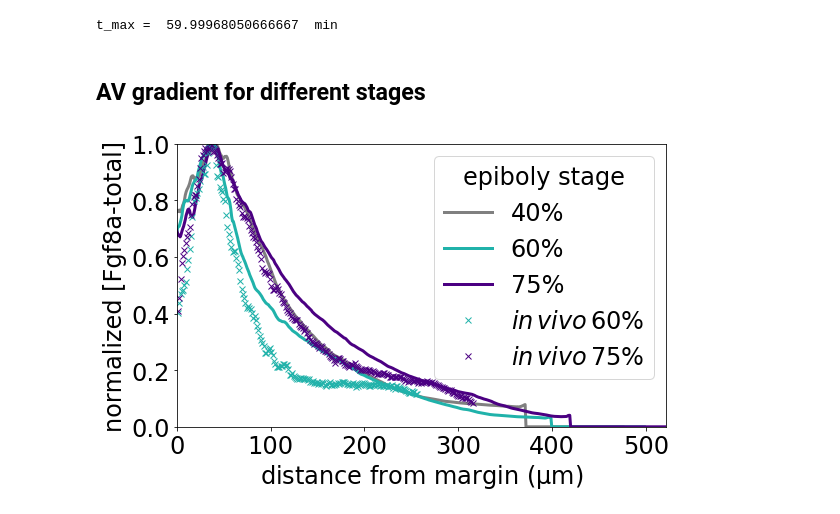
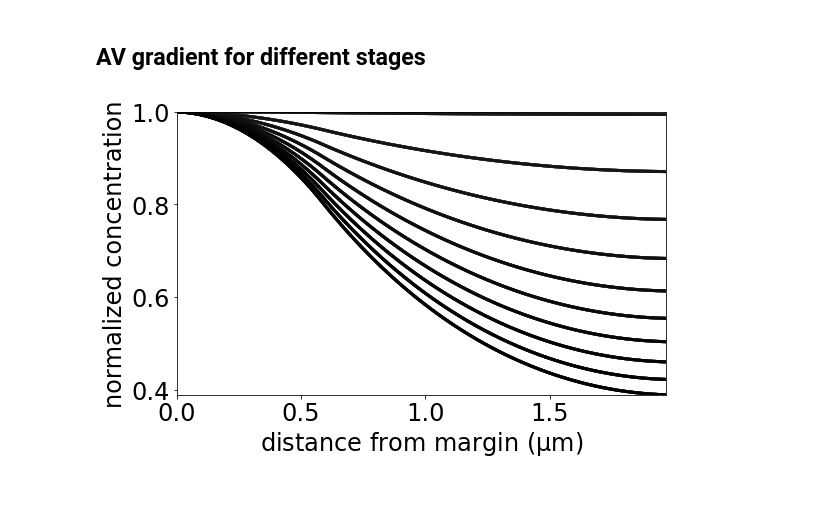
Before and after one commit to JustinaStark/parameter_search_morphogen_gradient, a Jupyter notebook: plots/plot_different_parameter_sets.ipynb, the cells around one changed output. Drawn from its saved outputs; the diff is of its cells as text; code cells hidden in the pictures.

Commit message:
Adding jupyter nbs for plotting gradients for different parameter sets

```diff
--- a/plots/plot_different_parameter_sets.ipynb
+++ b/plots/plot_different_parameter_sets.ipynb
@@ -54,0 +24,7 @@ y_margin_slice, y_margin
+# %%
+# Paths
+diffusion_coefficient = 1
+parent_dir = "/projects/epibolyImg_jstark/ModAndSim/student_project_paramOpt/git_clone_parameter_search_morphogen_gradient/diffusion_1D_line/build/"
+input_folder = "output_1D_SDD_D" + str(diffusion_coefficient)
+path_to_files = parent_dir + "/" + input_folder + "/gradients/"
+path_plot_output = "/projects/epibolyImg_jstark/ModAndSim/student_project_paramOpt/git_clone_parameter_search_morphogen_gradient/plots/plots_gradients/"
@@ -59,10 +63,3 @@ colors_exp = ['lightseagreen', 'indigo']
-# %%
-iter_max = 2835680
-file_tmax = 'cavg_profile_jslice' + str(iter_max) + '.csv'
-t_max = iter_max * dt
-print("t_max = ", t_max/60.0, " min")
-# %% [output]
-t_max =  59.99968050666667  min
 # %% [markdown]
 ## AV gradient for different stages
 # %%
@@ -88,10 +85,10 @@ myFontsize = 24
 myLineWidth = 3
 epsilon = 1e-15 # to avoid division by zero when normalizing by volume
 
-fraction = 'uTotal_4fractions'
+# fraction = 'uTotal_4fractions'
 # fraction = 'uTotal_ECS'
 # fraction = 'uTotal_ECS_AV'
-y_label = "normalized [Fgf8a-total]"
+y_label = "normalized concentration"
 
 time = iter_max * dt / 60.0 # time of iteration in minutes
 
@@ -100,66 +97,53 @@ time = iter_max * dt / 60.0 # time of iteration in minutes
 ############################################################################################################
 
 # Loop over tests and plot gradient at same iteration for all tests
-for ID_timepoint, timepoint in enumerate(timepoints):
+# for ID_timepoint, timepoint in enumerate(timepoints):
 
     # Set y-margin for axis coordinate origin
-    j_min = int(y_margin_slice[ID_timepoint])
-    j_max = -1
+#     j_min = int(y_margin_slice[ID_timepoint])
+#     j_max = -1
 
     # Set your path to the folder containing the .csv files
-    output_folder_name = "output_TP" + str(timepoint) + "_de_novo_tmax3600_paramSet1";
-    PATH = grandparent_dir +  "/" + simulation_type + "/TP" + str(timepoint) + '/build/' + output_folder_name + '/profiles/' + fraction + '/'
+#     output_folder_name = "output_TP" + str(timepoint) + "_de_novo_tmax3600_paramSet1";
+#     PATH = grandparent_dir +  "/" + simulation_type + "/TP" + str(timepoint) + '/build/' + output_folder_name + '/profiles/' + fraction + '/'
 
+cmap = plt.cm.get_cmap('Greys', len(indices)+1)
+cbar_min=indices[0]; cbar_max=indices[-1]; cbar_step=1;
+# bounds = np.arange(cbar_min-0.5*cbar_step, cbar_max+1.5*cbar_step, cbar_step)
+bounds = np.arange(cbar_min, cbar_max, cbar_step)
+norm = mpl.colors.BoundaryNorm(bounds, cmap.N)
+mappable = cm.ScalarMappable(cmap=cmap, norm=norm)
+for ID_param_set, param_set in enumerate(fileNames):
+    PATH = path_to_files + "/" + param_set
     # Read .csv file and append to list
-    df = np.genfromtxt(PATH + file_tmax, delimiter=',')
+    df = np.genfromtxt(PATH, delimiter=',')
 
     # Get c_max of current profile to normalize each profile to its respective c_max
     c_max = np.max(df[:,1])
 
     # Add a line and specify the color using the ScalarMappable object
-    ax[0].plot(df[j_min:j_max, 0] * pixel_size/refinement - y_margin[ID_timepoint], df[j_min:j_max, 1]/c_max, label=str(epiboly_stage[ID_timepoint]) + "%" , color=colors[ID_timepoint], linewidth=myLineWidth)
-
-
-# ############################################################################################################
-# Plot experimental profiles for comparison
-for ID_stage, stage in enumerate(experimental_profiles):
-#     timepoint = 12
-
-    j_min = int(y_margin_slice[ID_stage])
-    j_max = -1
-
-    PATH = grandparent_dir + '/experimental_profiles/' + 'Fgf8a_profile_' + str(stage) + 'percEpiboly.csv'
-
-    # Read .csv file and append to list
-    df = np.genfromtxt(PATH, delimiter=',')
-    # Get c_max of current profile to normalize each profile to its respective c_max
-    c_max = np.max(df[:,1])
-#     print("experimental c_max of stage ", stage, "% epiboly: ", c_max)
-
-    # Add a line and specify the color using the ScalarMappable object
-    ax[0].plot(df[:, 0], df[:, 1]/c_max, 'x', label='$\mathit{in\,vivo}\,$' + str(stage) + '%', color=colors_exp[ID_stage], linewidth=myLineWidth)
-#     ax[0].plot(df[j_min:j_max, 0]*pixel_size/refinement - y_margin, df[j_min:j_max, 1]/c_max,'--', label='$\mathit{in vivo}$' + str(stage) + '\,%', color=colors_exp[ID_stage])
+    ax[0].plot(df[j_min:j_max, 0] - y_margin, df[j_min:j_max, 1]/c_max, label=str(ID_param_set), color=mappable.to_rgba(ID_param_set), linewidth=myLineWidth)
 
 
 ############################################################################################################
 # Add x and y axis limits, labels, and tick-label size
 #     ax[id_folder].set_ylim([0,0.3])
 ax[0].set_xlabel('distance from margin ($\mu m$)', fontsize=myFontsize, fontname='Arial')
 ax[0].set_ylabel(y_label, fontsize=myFontsize, fontname='Arial')
 ax[0].margins(x=0, y=0)
 ax[0].tick_params(axis='both', which='major', labelsize=myFontsize)
 # ax[0].set_title('$\mathit{t} = $' + str(round(time, 2)) + ' min', fontsize=myFontsize, x = 0.55, y=1.0, pad=-30)
 
 # ax[0].legend(fontsize=myFontsize, bbox_to_anchor=(1.04, 0.5), loc="center left")
 
 # Swap order of legend items so that they are ordered by value
-handles, labels = plt.gca().get_legend_handles_labels() #get handles and labels
-order = [0, 1, 2, 3, 4] #specify order of items in legend
-legend = ax[0].legend([handles[idx] for idx in order],[labels[idx] for idx in order], fontsize=myFontsize, bbox_to_anchor=(1.0, 1.0), loc="upper right") #add legend to plot
-ax[0].get_legend().set_title(legend_title)
-legend.get_title().set_fontsize(myFontsize)
+# handles, labels = plt.gca().get_legend_handles_labels() #get handles and labels
+# order = [0, 1, 2, 3] #specify order of items in legend
+# legend = ax[0].legend([handles[idx] for idx in order],[labels[idx] for idx in order], fontsize=myFontsize, bbox_to_anchor=(1.0, 1.0), loc="upper right") #add legend to plot
+# ax[0].get_legend().set_title(legend_title)
+# legend.get_title().set_fontsize(myFontsize)
 None
 
-fig.savefig(path_plot_output + "profiles_3stages_normalized" + str(fraction) + "_insetLegend.pdf", bbox_inches = 'tight')
+# fig.savefig(path_plot_output + "profiles_3stages_normalized" + str(fraction) + "_insetLegend.pdf", bbox_inches = 'tight')
 # %% [output]
-[figure, old version]
+[figure, new version]
```
Also changed, not shown: parts of 6 cells of this notebook, 1 other file.
